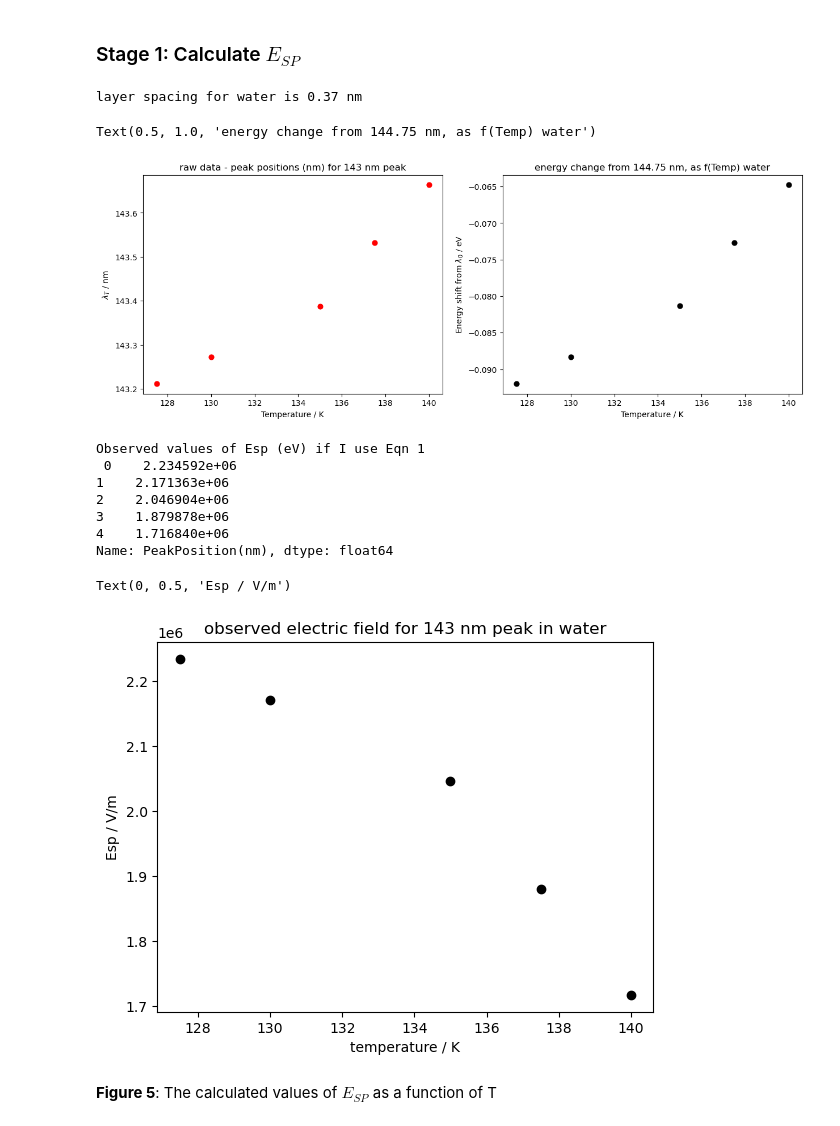
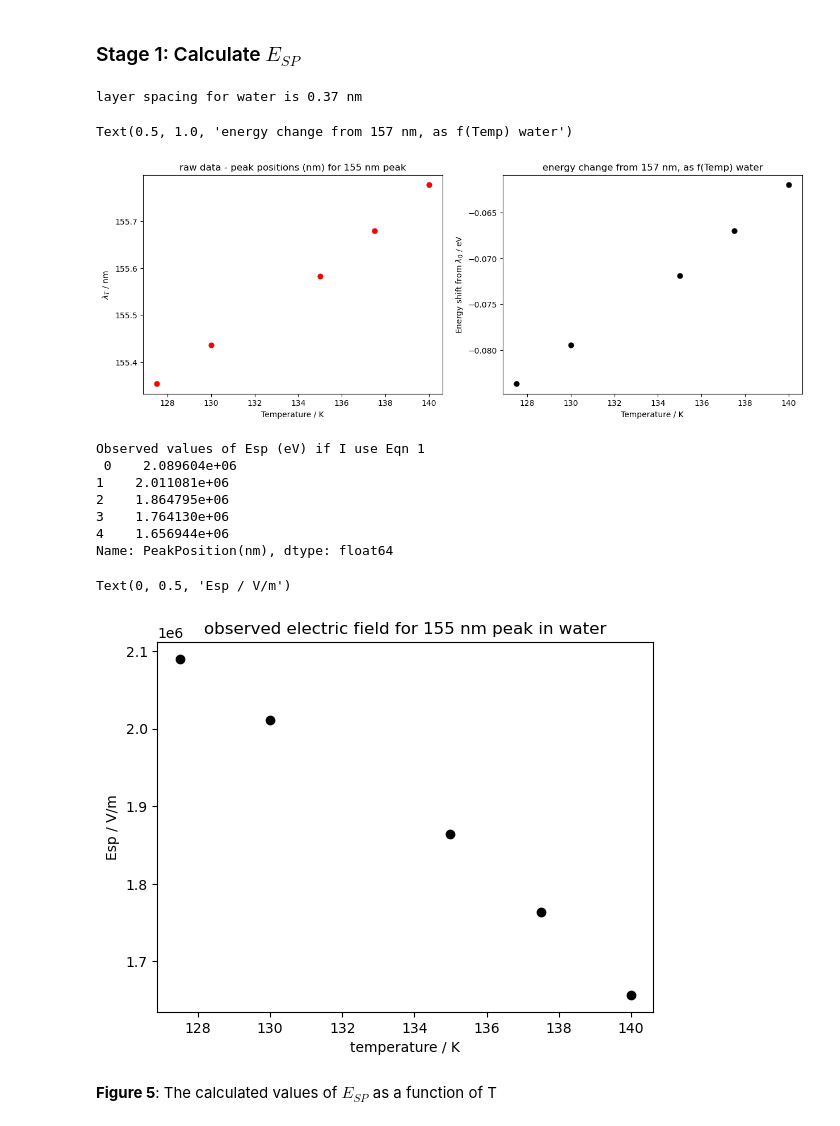
Before and after one commit to cassidy-andrew/VUV_water_spont, a Jupyter notebook: regularising the water data.ipynb, the cells around one changed output. Cells and saved outputs as stored; diff of their text form; code cells hidden in the pictures.

```diff
--- a/regularising the water data.ipynb
+++ b/regularising the water data.ipynb
@@ -78,7 +78,7 @@ name='water'
 ### There are two choices here, either fit the 143 nm peak or the 155 nm peak ###
 #---
 
-filename='water_143 positions for Gauss2' #these peak positins come from Rachel's Gaussian fits to water data.
+filename='water_155 positions for Gauss2' #these peak positins come from Rachel's Gaussian fits to water data.
 
 
 #working_dir=(r'C:\Users\au302163\Fit water VUV data')
@@ -123,35 +123,35 @@ lambda_eV=1239.8/lambda_nm
 
 #Define wavelength with no field
 
 l0_eV=1239.8/l0
 
 #Calculate DE as -ve number (as test) i.e., long wavelength - short wavelength
 DE_eV=(l0_eV-lambda_eV)
 
 #convert things to atomic units
 T=xdataraw*3.16683e-6
 DE=DE_eV*0.036749405469679
 r=r_nm*18.897259886  #radius in aotmic units
 
 #---
 ## plot the fitted peak positions ##
 #---
 
 fig, ax = plt.subplots(1, 2, figsize=(15, 5))
 
 ax[0].scatter(xdataraw, ydataraw, marker='o', s=40, color='red', label='raw data (nm)')
 ax[0].set_xlabel('Temperature / K')
 ax[0].set_ylabel('$\lambda_{T}$ / nm')
 ax[0].set_title('raw data - peak positions (nm) for '+filename[6:9]+' nm peak')
 
 ax[1].scatter(xdataraw, DE_eV, marker='o', s=40, color='black', label='raw data (nm)')
 ax[1].set_xlabel('Temperature / K')
 ax[1].set_ylabel('Energy shift from $\lambda_{0}$ / eV')
 ax[1].set_title('energy change from ' +l0_j+' nm, as f(Temp) ' +name)
 # %% [output]
 layer spacing for water is 0.37 nm
-Text(0.5, 1.0, 'energy change from 144.75 nm, as f(Temp) water')
+Text(0.5, 1.0, 'energy change from 157 nm, as f(Temp) water')
-[figure, old version]
+[figure, new version]
 # %%
 #Define the relevant functions
 
@@ -365,14 +365,14 @@ plt.xlabel('temperature / K')
 plt.ylabel('Esp / V/m')
 # %% [output]
 Observed values of Esp (eV) if I use Eqn 1
- 0    2.234592e+06
-1    2.171363e+06
-2    2.046904e+06
-3    1.879878e+06
-4    1.716840e+06
+ 0    2.089604e+06
+1    2.011081e+06
+2    1.864795e+06
+3    1.764130e+06
+4    1.656944e+06
 Name: PeakPosition(nm), dtype: float64
 Text(0, 0.5, 'Esp / V/m')
-[figure, old version]
+[figure, new version]
 # %% [markdown]
 **Figure 5**: The calculated values of $E_{SP}$ as a function of T
 # %%
```
Also changed, not shown: parts of 2 cells of this notebook, 7 other files.
